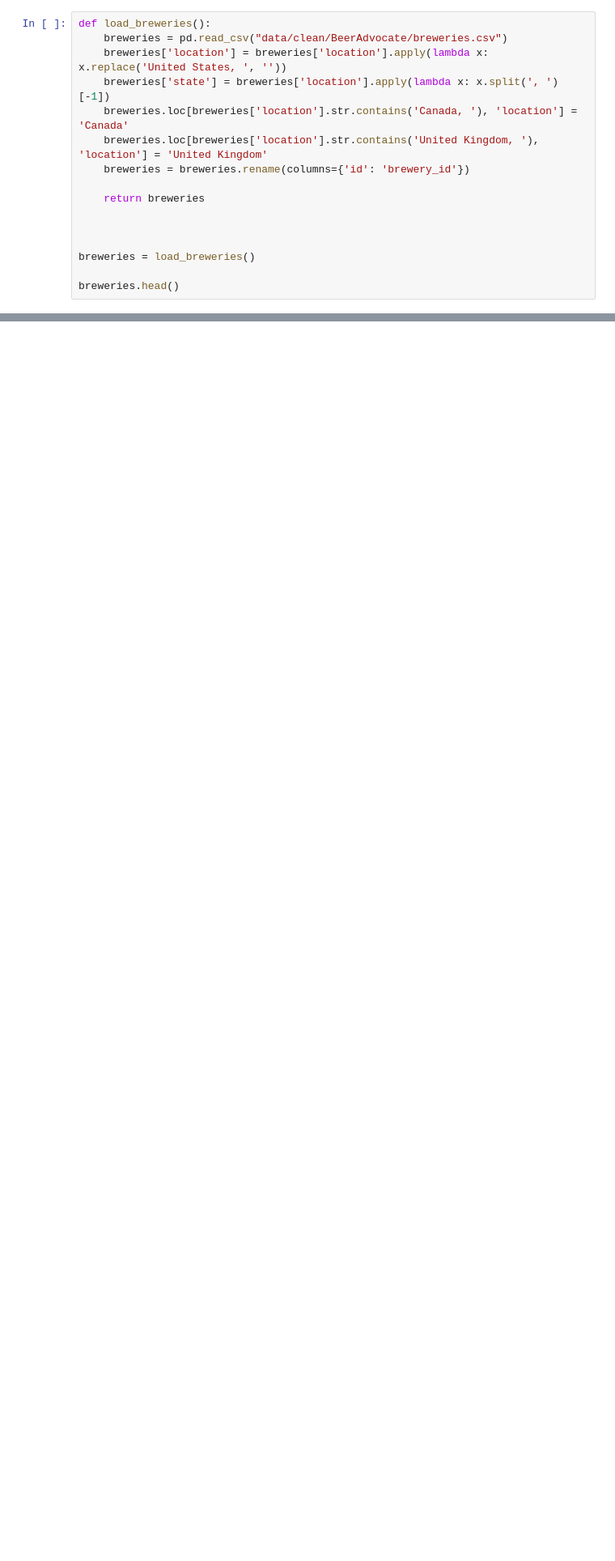
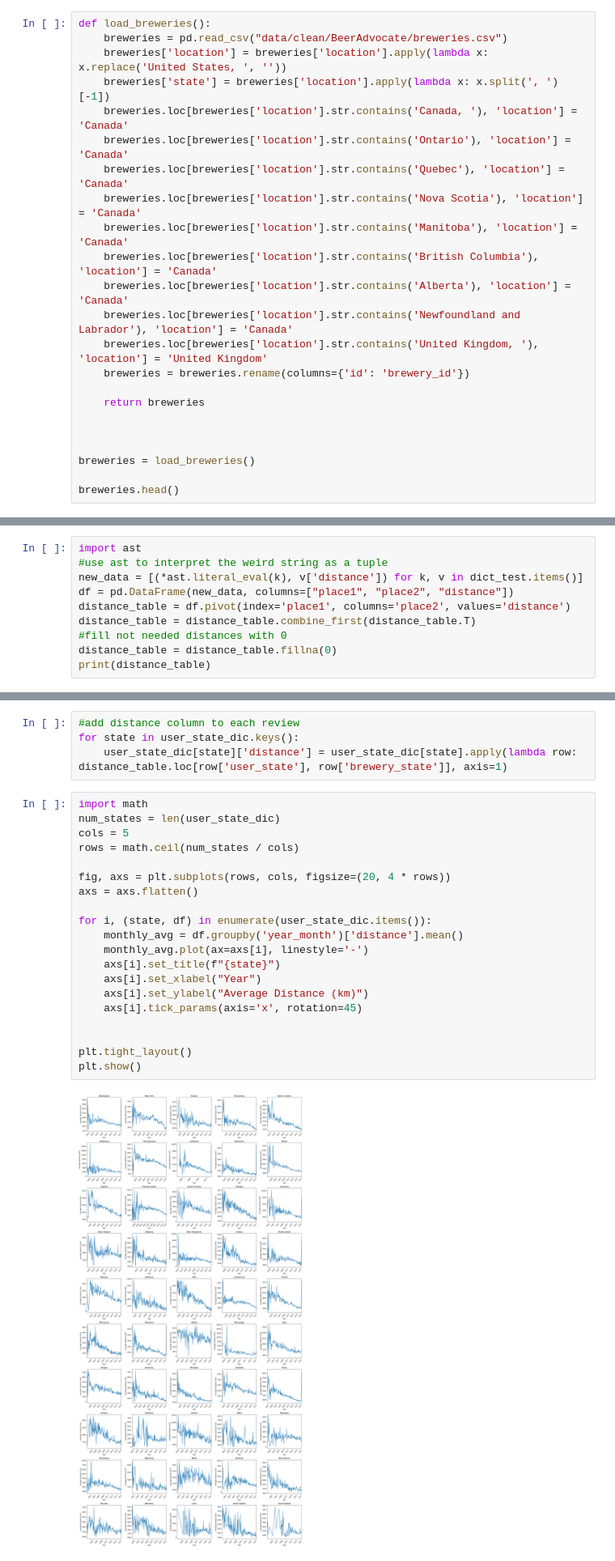
Before and after one commit to epfl-ada/ada-2024-project-fandemondada, a Jupyter notebook: results.ipynb, the cells around one changed output, grey strips where cells are left out. Shown at 81% size. Saved outputs shown, nothing was run; the diff lists cells and outputs as text; blank space fills up the shorter version.

Commit message:
Each state monthly evolution of average distance of rated beers

```diff
--- a/results.ipynb
+++ b/results.ipynb
@@ -248,6 +252,13 @@ def load_breweries():
     breweries['location'] = breweries['location'].apply(lambda x: x.replace('United States, ', ''))
     breweries['state'] = breweries['location'].apply(lambda x: x.split(', ')[-1])
     breweries.loc[breweries['location'].str.contains('Canada, '), 'location'] = 'Canada'
+    breweries.loc[breweries['location'].str.contains('Ontario'), 'location'] = 'Canada'
+    breweries.loc[breweries['location'].str.contains('Quebec'), 'location'] = 'Canada'
+    breweries.loc[breweries['location'].str.contains('Nova Scotia'), 'location'] = 'Canada'
+    breweries.loc[breweries['location'].str.contains('Manitoba'), 'location'] = 'Canada'
+    breweries.loc[breweries['location'].str.contains('British Columbia'), 'location'] = 'Canada'
+    breweries.loc[breweries['location'].str.contains('Alberta'), 'location'] = 'Canada'
+    breweries.loc[breweries['location'].str.contains('Newfoundland and Labrador'), 'location'] = 'Canada'
     breweries.loc[breweries['location'].str.contains('United Kingdom, '), 'location'] = 'United Kingdom'
     breweries = breweries.rename(columns={'id': 'brewery_id'})
 
@@ -422,0 +420,10 @@ dict_test = load_distances("data/clean/")
+# %%
+import ast
+#use ast to interpret the weird string as a tuple
+new_data = [(*ast.literal_eval(k), v['distance']) for k, v in dict_test.items()]
+df = pd.DataFrame(new_data, columns=["place1", "place2", "distance"])
+distance_table = df.pivot(index='place1', columns='place2', values='distance')
+distance_table = distance_table.combine_first(distance_table.T)
+#fill not needed distances with 0
+distance_table = distance_table.fillna(0)
+print(distance_table)
@@ -422,0 +448,26 @@ dict_test = load_distances("data/clean/")
+# %%
+#add distance column to each review
+for state in user_state_dic.keys():
+    user_state_dic[state]['distance'] = user_state_dic[state].apply(lambda row: distance_table.loc[row['user_state'], row['brewery_state']], axis=1)
+# %%
+import math
+num_states = len(user_state_dic)
+cols = 5
+rows = math.ceil(num_states / cols)
+
+fig, axs = plt.subplots(rows, cols, figsize=(20, 4 * rows))
+axs = axs.flatten()
+
+for i, (state, df) in enumerate(user_state_dic.items()):
+    monthly_avg = df.groupby('year_month')['distance'].mean()
+    monthly_avg.plot(ax=axs[i], linestyle='-')
+    axs[i].set_title(f"{state}")
+    axs[i].set_xlabel("Year")
+    axs[i].set_ylabel("Average Distance (km)")
+    axs[i].tick_params(axis='x', rotation=45)
+
+
+plt.tight_layout()
+plt.show()
+# %% [output]
+[figure, added]
```
Also changed, not shown: parts of 8 cells of this notebook.
